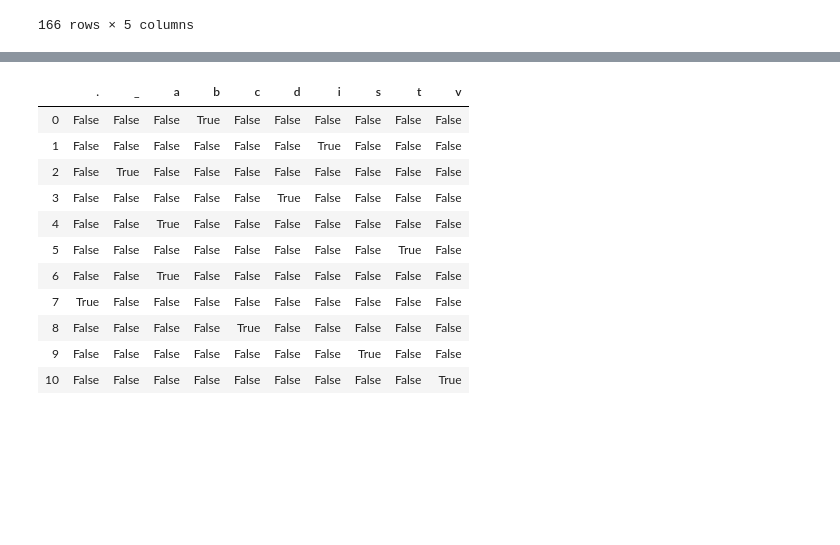
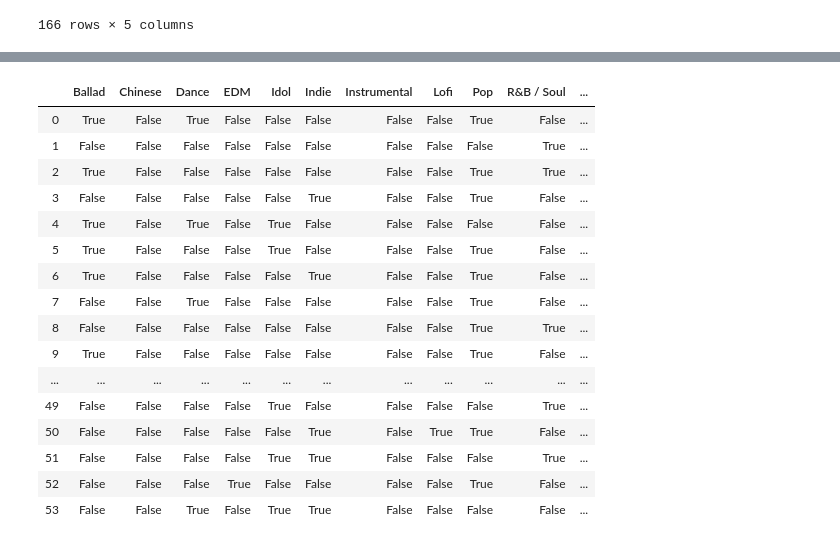
Before and after one commit to RyuJaesang/MbetFM, a Jupyter notebook: Data set.ipynb, the cells around one changed output, grey strips where cells are left out. Drawn from its saved outputs; the diff is of its cells as text; code cells hidden in the pictures; blank space fills up the shorter version.

```diff
--- a/Data set.ipynb
+++ b/Data set.ipynb
@@ -45,21 +129,56 @@ IndexError: list index out of range
+# %%
+dataset=([['Pop' , 'Ballad', 'Dance'],
+       ['Rap/Hip Hop', 'R&B / Soul', 'Rock / Metal'],
+       ['Pop', 'Ballad', 'R&B / Soul'], ['Pop', 'Rap/Hiphop', 'Indie'],
+       ['Idol', 'Ballad', 'Dance'], ['Pop', 'Idol', 'Ballad'], ['Pop', 'Ballad', 'Indie'],
+       ['Pop', 'Dance', 'Rock / Metal'], ['Pop', 'Rap/Hiphop', 'R&B / Soul'],
+       ['Pop', 'Ballad', 'Rap/Hiphop'], ['Pop', 'Indie', 'Rock / Metal'],
+       ['Rap/Hiphop', 'R&B / Soul', 'Indie'], ['Rap/Hiphop', 'Indie', 'Rock / Metal'],
+       ['Ballad', 'Rap/Hiphop', 'R&B / Soul'], ['Pop', 'Ballad'],
+       ['Pop', 'Rap/Hiphop', 'Rock / Metal'], ['Ballad', 'Rap/Hiphop', 'Indie'],
+       ['Pop', 'Ballad', 'Dance'], ['Pop', 'R&B / Soul', 'Rock / Metal'],
+       ['Dance', 'Rap/Hiphop', 'Rock / Metal'], ['Idol', 'Ballad', 'Indie'],
+       ['Idol', 'Dance', 'R&B / Soul'], ['Pop', 'Idol', 'Dance'],
+       ['Pop', 'Idol', 'Rock / Metal'], ['Idol', 'Dance', 'Rap/Hiphop'],
+       ['Pop', 'R&B / Soul', 'Indie'], ['Idol', 'Ballad', 'Rap/Hiphop'],
+       ['Pop', 'Dance', 'R&B / Soul'],
+       ['Pop', 'Ballad', 'Instrumental', 'orchestral'],
+       ['Idol', 'Ballad', 'R&B / Soul'], ['Pop', 'Dance'],
+       ['Pop', 'Indie'], ['Idol', 'Dance', 'Rock / Metal'],
+       ['Pop', 'Idol', 'Trot'], ['Pop', 'Idol', 'R&B / Soul'],
+       ['Pop', 'Idol', 'Rap/Hiphop'], ['Ballad', 'R&B / Soul', 'Chinese'],
+       ['Pop', 'Ballad', 'Rock / Metal'], ['Pop', 'Rock / Metal', 'EDM'],
+       ['Ballad', 'Dance', 'Rap/Hiphop'], ['Pop', 'Dance', 'Indie'],
+       ['Ballad', 'R&B / Soul', 'Indie'], ['Dance', 'Rap/Hiphop', 'R&B / Soul'],
+       ['Pop', 'Rock / Metal'],
+       ['Ballad', 'Dance', 'R&B / Soul'], ['Pop', 'Dance', 'Rap/Hiphop'],
+       ['Pop', 'Idol', 'Indie'], ['Dance', 'Rap/Hiphop', 'Indie'],
+       ['Pop', 'Indie', 'alternative'], ['Idol', 'Rap/Hiphop', 'R&B / Soul'],
+       ['Pop', 'Indie', 'Lofi '], ['Idol', 'R&B / Soul', 'Indie'],
+       ['Pop', 'Rap/Hiphop', 'EDM'], ['Idol', 'Dance', 'Indie']])
 # %%
 import pandas as pd
 from mlxtend.preprocessing import TransactionEncoder
 
 te = TransactionEncoder()
-te_ary = te.fit("bi_data.csv").transform("bi_data.csv")
+te_ary = te.fit(dataset).transform(dataset)
 df = pd.DataFrame(te_ary, columns=te.columns_)
 df
 # %% [output]
-|  | . | _ | a | b | c | d | i | s | t | v |
-| 0 | False | False | False | True | False | False | False | False | False | False |
-| 1 | False | False | False | False | False | False | True | False | False | False |
-| 2 | False | True | False | False | False | False | False | False | False | False |
-| 3 | False | False | False | False | False | True | False | False | False | False |
-| 4 | False | False | True | False | False | False | False | False | False | False |
-| 5 | False | False | False | False | False | False | False | False | True | False |
-| 6 | False | False | True | False | False | False | False | False | False | False |
-| 7 | True | False | False | False | False | False | False | False | False | False |
-| 8 | False | False | False | False | True | False | False | False | False | False |
-| 9 | False | False | False | False | False | False | False | True | False | False |
-| 10 | False | False | False | False | False | False | False | False | False | True |
+|  | Ballad | Chinese | Dance | EDM | Idol | Indie | Instrumental | Lofi | Pop | R&B / Soul | ... |
+| 0 | True | False | True | False | False | False | False | False | True | False | ... |
+| 1 | False | False | False | False | False | False | False | False | False | True | ... |
+| 2 | True | False | False | False | False | False | False | False | True | True | ... |
+| 3 | False | False | False | False | False | True | False | False | True | False | ... |
+| 4 | True | False | True | False | True | False | False | False | False | False | ... |
+| 5 | True | False | False | False | True | False | False | False | True | False | ... |
+| 6 | True | False | False | False | False | True | False | False | True | False | ... |
+| 7 | False | False | True | False | False | False | False | False | True | False | ... |
+| 8 | False | False | False | False | False | False | False | False | True | True | ... |
+| 9 | True | False | False | False | False | False | False | False | True | False | ... |
+| ... | ... | ... | ... | ... | ... | ... | ... | ... | ... | ... | ... |
+| 49 | False | False | False | False | True | False | False | False | False | True | ... |
+| 50 | False | False | False | False | False | True | False | True | True | False | ... |
+| 51 | False | False | False | False | True | True | False | False | False | True | ... |
+| 52 | False | False | False | True | False | False | False | False | True | False | ... |
+| 53 | False | False | True | False | True | True | False | False | False | False | ... |
```
Also changed, not shown: parts of 27 cells of this notebook, 1 other file.
